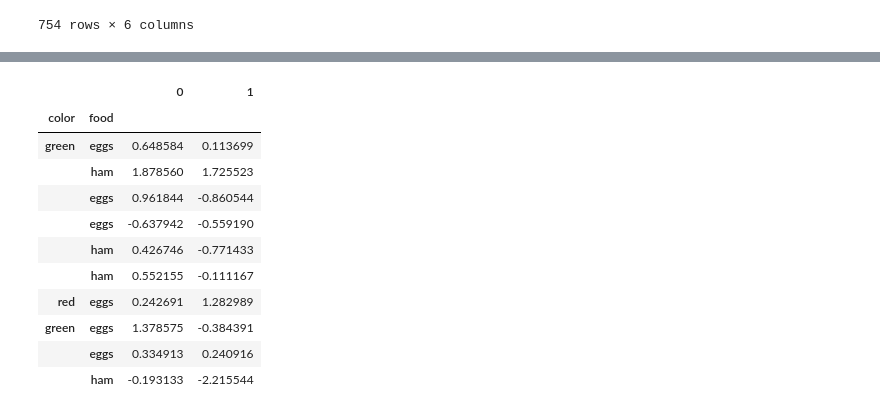
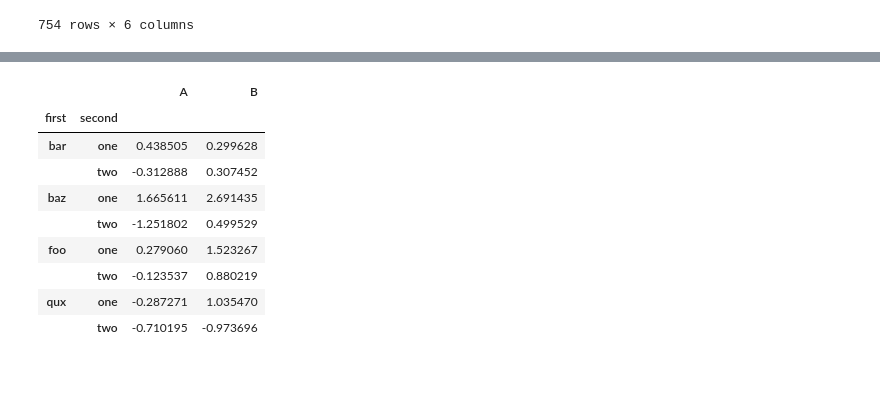
Before and after one commit to quantopian/qgrid, a Jupyter notebook: SlickDataFrame.ipynb, the cells around one changed output, grey strips where cells are left out. Drawn from its saved outputs; the diff is of its cells as text; code cells hidden in the pictures; blank space fills up the shorter version.

```diff
--- a/SlickDataFrame.ipynb
+++ b/SlickDataFrame.ipynb
@@ -11,12 +6,9 @@ The qgrid extension is already loaded. To reload it, use:
 # %%
 import pandas as pd
 import numpy as np
-import matplotlib.pyplot as plt
 randn = np.random.randn
 
-pd.set_option('display.mpl_style', 'default')
 pd.set_option('display.max_rows', 15)
-# pd.set_option('display.precision', 5)
 
 from pandas.io.data import get_data_yahoo
 spy = get_data_yahoo(
@@ -84,24 +45,22 @@ qgrid(inflation)
-# %%
-import pandas.util.testing as tm
-n = 10
-colors = tm.choice(['red', 'green'], size=n)
-foods = tm.choice(['eggs', 'ham'], size=n)
-index = pd.core.index.MultiIndex.from_arrays([colors, foods], names=['color', 'food'])
-df = pd.DataFrame(np.random.randn(n, 2), index=index)
-df
-# %% [output]
-|  |  | 0 | 1 |
-| color | food |  |  |
-| green | eggs | 0.648584 | 0.113699 |
-|  | ham | 1.878560 | 1.725523 |
-|  | eggs | 0.961844 | -0.860544 |
-|  | eggs | -0.637942 | -0.559190 |
-|  | ham | 0.426746 | -0.771433 |
-|  | ham | 0.552155 | -0.111167 |
-| red | eggs | 0.242691 | 1.282989 |
-| green | eggs | 1.378575 | -0.384391 |
-|  | eggs | 0.334913 | 0.240916 |
-|  | ham | -0.193133 | -2.215544 |
+# %%
+tuples = zip(*[['bar', 'bar', 'baz', 'baz', 'foo', 'foo', 'qux', 'qux'],
+          ['one', 'two', 'one', 'two', 'one', 'two', 'one', 'two']])
+
+
+index = pd.MultiIndex.from_tuples(tuples, names=['first', 'second'])
+df = pd.DataFrame(randn(8, 2), index=index, columns=['A', 'B'])
+df
+# %% [output]
+|  |  | A | B |
+| first | second |  |  |
+| bar | one | 0.438505 | 0.299628 |
+|  | two | -0.312888 | 0.307452 |
+| baz | one | 1.665611 | 2.691435 |
+|  | two | -1.251802 | 0.499529 |
+| foo | one | 0.279060 | 1.523267 |
+|  | two | -0.123537 | 0.880219 |
+| qux | one | -0.287271 | 1.035470 |
+|  | two | -0.710195 | -0.973696 |
 # %%
 qgrid(df)
 # %% [output]
```
Also changed, not shown: parts of 3 cells of this notebook, 2 other files.
